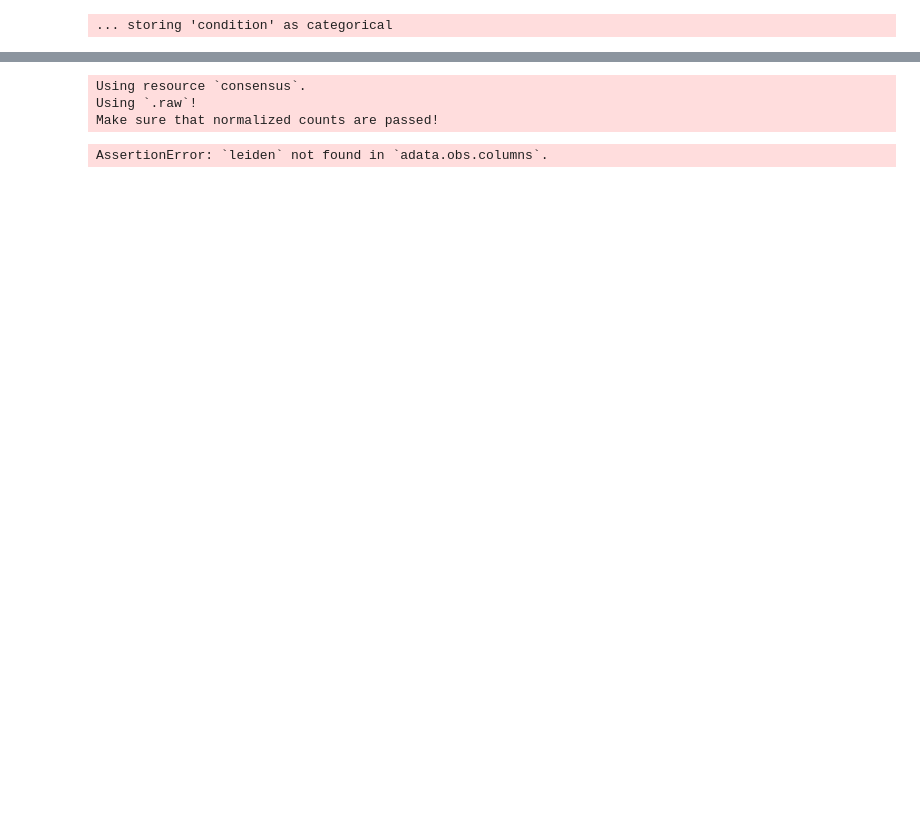
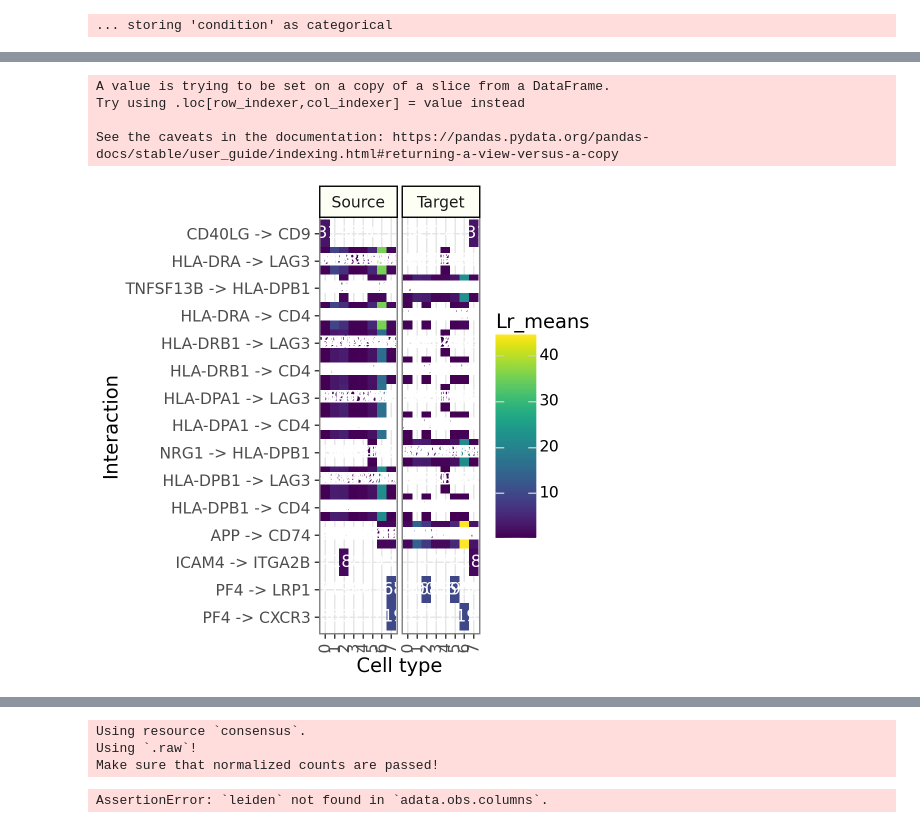
Before and after one commit to maxi7524/project_computational_biology_initial_conditions_pymyboss, a Jupyter notebook: notebooks/initial_tests/check_library.ipynb, the cells around one changed output, grey strips where cells are left out. Saved outputs shown, nothing was run; the diff lists cells and outputs as text; code cells hidden in the pictures; blank space fills up the shorter version.

```diff
--- a/notebooks/initial_tests/check_library.ipynb
+++ b/notebooks/initial_tests/check_library.ipynb
@@ -271,0 +235,19 @@ In the future, the default backend for leiden will be igraph instead of leidenal
+# %%
+# Run consensus (recommended starting point)
+# here we use all method and we get statistic that tell us about how valid certain method is
+li.mt.rank_aggregate(
+    adata,
+    groupby='leiden_res_1',      # cell groups
+    resource_name='consensus',   # rich, high-quality resource
+    expr_prop=0.1,               # filter low-expression LR pairs
+    use_raw=True,                # use .raw (recommended for LR)
+    key_added='liana_rank',      # store in adata.uns as df (in dict manner) we can get it here
+    inplace=True,
+    verbose=True
+)
+
+# Results are in adata.uns['liana_rank']
+res = adata.uns['liana_rank']
+res
+# Columns include: source, target, ligand_complex, receptor_complex,
+# magnitude_rank, specificity_rank, etc. + scores from individual methods
@@ -271,0 +386,18 @@ In the future, the default backend for leiden will be igraph instead of leidenal
+# %%
+# === 2. Tileplot – diagnostyka ekspresji (means + props) ===
+# (działa, bo rank_aggregate zostawia kolumny lr_means i props)
+li.pl.tileplot(
+    adata=adata,
+    uns_key='liana_rank',
+    fill='lr_means',          # średnia ekspresja LR
+    label='lr_means',            # tutaj po czym będziemy porównywać
+    top_n=15,
+    orderby='specificity_rank',
+    orderby_ascending=True
+)
+# %% [output]
+A value is trying to be set on a copy of a slice from a DataFrame.
+Try using .loc[row_indexer,col_indexer] = value instead
+
+See the caveats in the documentation: https://pandas.pydata.org/pandas-docs/stable/user_guide/indexing.html#returning-a-view-versus-a-copy
+[figure, added]
```
Also changed, not shown: parts of 25 cells of this notebook.
